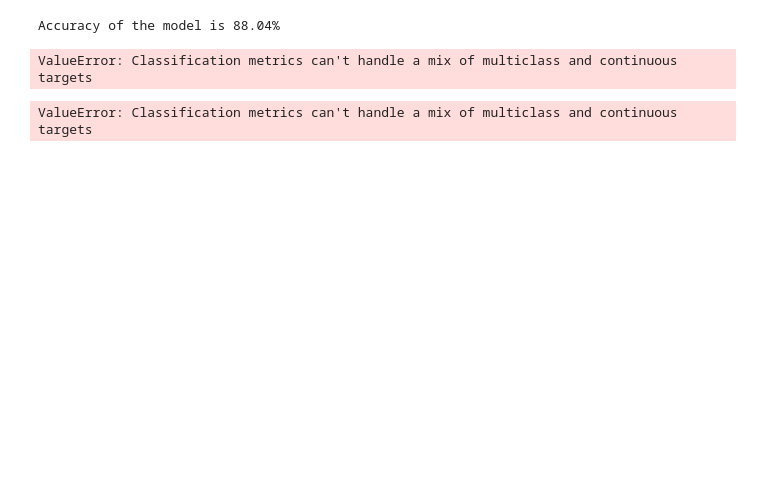
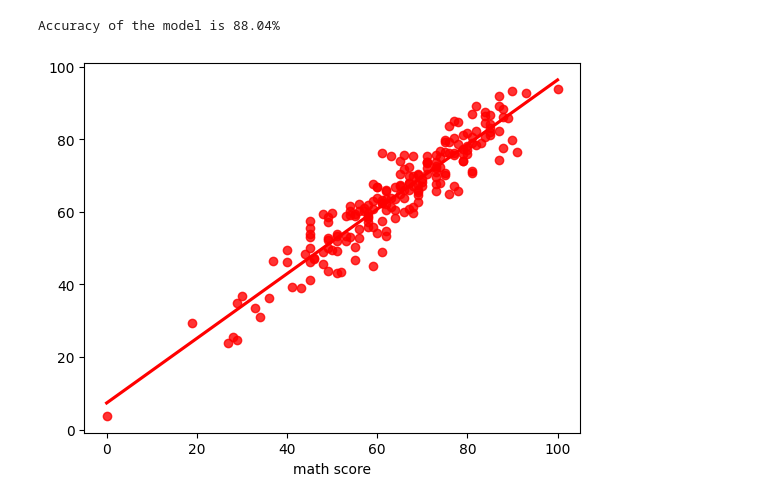
Before and after one commit to T-dot-prog/ML_project, a Jupyter notebook: notebook/Model_trainer.ipynb, the cells around one changed output. Drawn from its saved outputs; the diff is of its cells as text; code cells hidden in the pictures; blank space fills up the shorter version.

```diff
--- a/notebook/Model_trainer.ipynb
+++ b/notebook/Model_trainer.ipynb
@@ -192,16 +192,7 @@ score= r2_score(y_test, y_predicted) * 100
 print('Accuracy of the model is {:.2f}%'.format(score))
 # %% [output]
 Accuracy of the model is 88.04%
-# %%
-from sklearn.metrics import classification_report, confusion_matrix
-
-# Plotting Confusiuon Matrix
-cm= confusion_matrix(np.array(y_test), y_predicted)
-sns.heatmap(data= cm, cmap='Viridis', annot= True)
-plt.show()
-# %% [output]
-ValueError: Classification metrics can't handle a mix of multiclass and continuous targets
-# %%
-classification_report( y_test, y_predicted)
-# %% [output]
-ValueError: Classification metrics can't handle a mix of multiclass and continuous targets
+# %%
+sns.regplot(x=y_test,y=y_predicted ,ci=None,color ='red');
+# %% [output]
+[figure, added]
```
Also changed, not shown: parts of 2 cells of this notebook, 5 other files.
